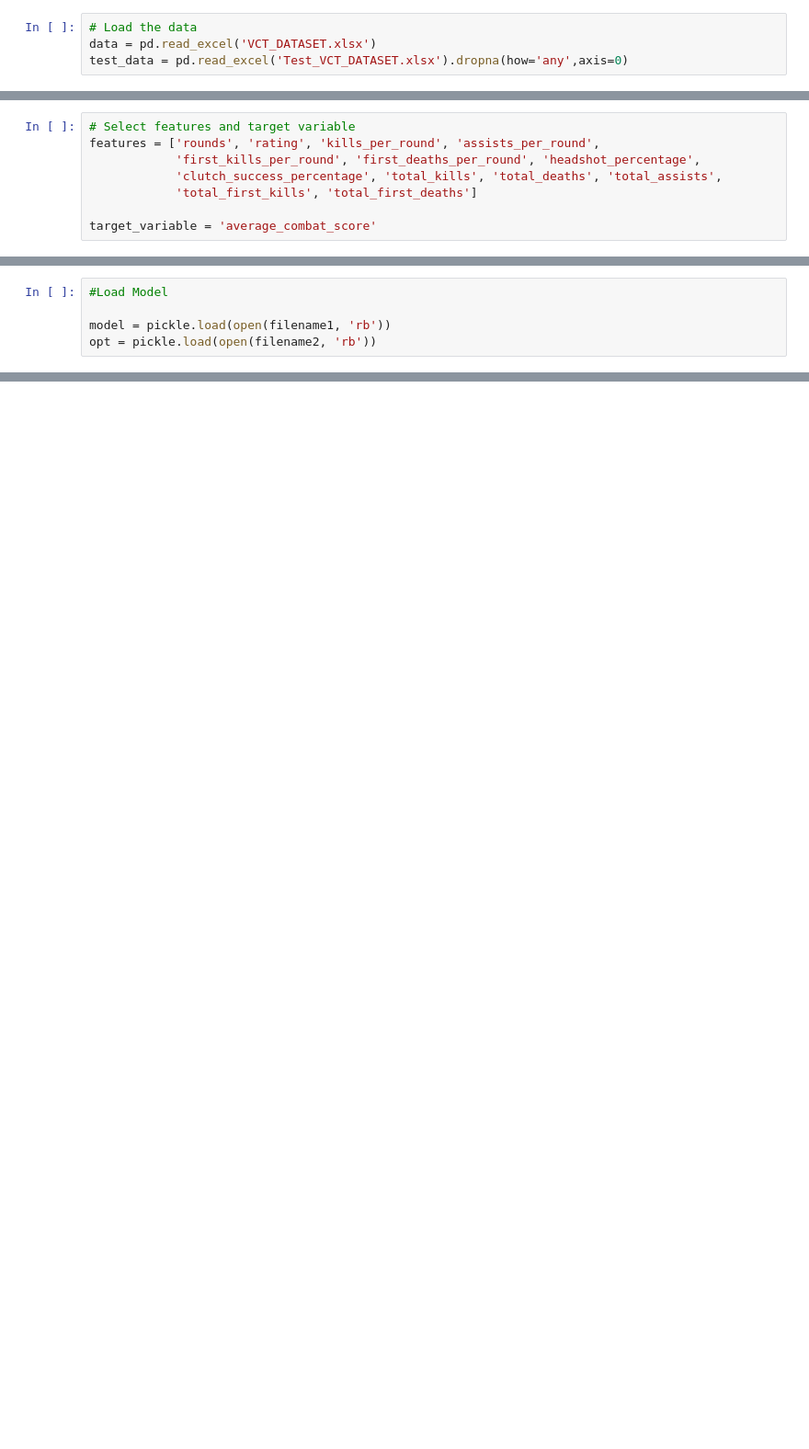
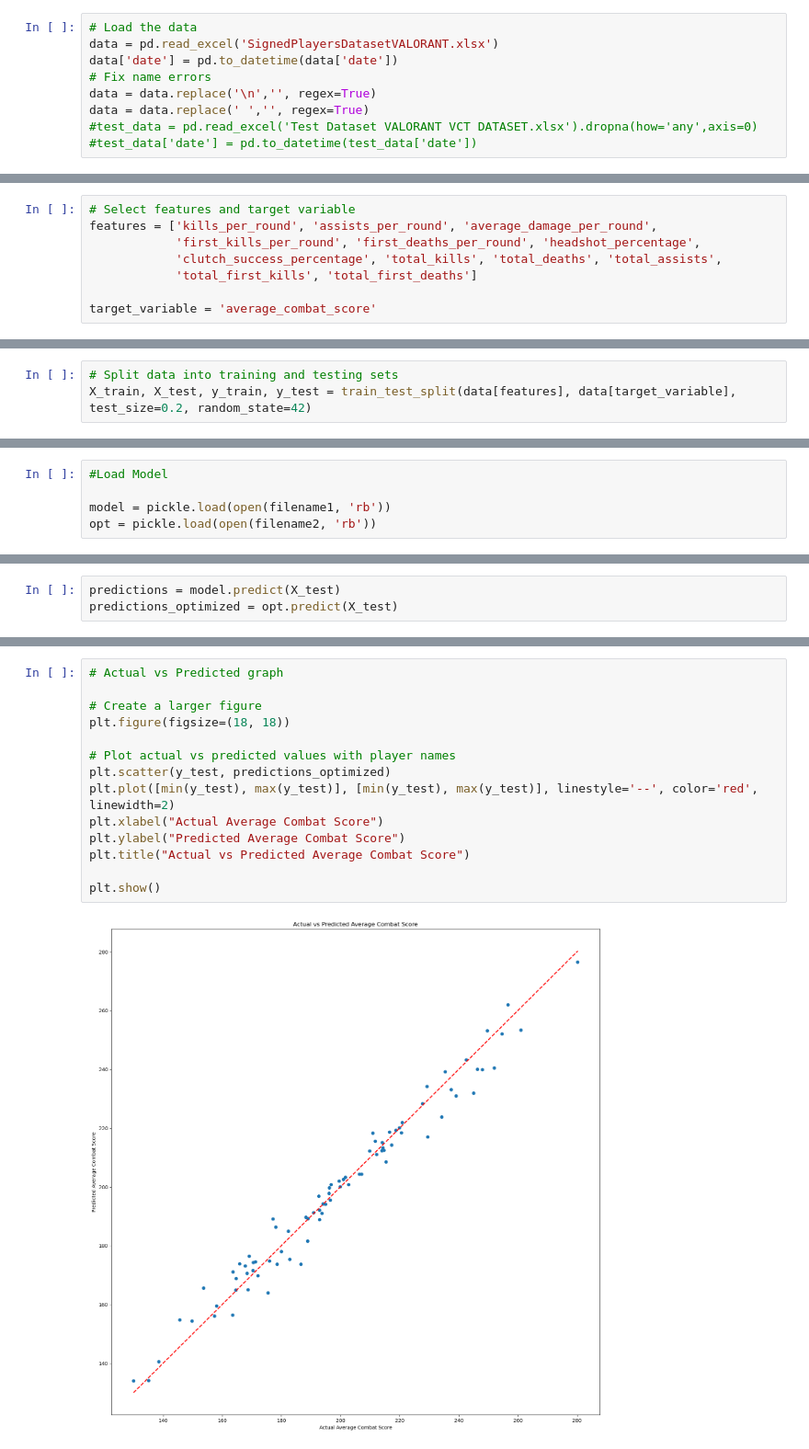
Before and after one commit to agbandong/valorant-boosted-tree, a Jupyter notebook: Model 1.ipynb, the cells around one changed output, grey strips where cells are left out. Shown: that part at 92% size. Saved outputs shown, nothing was run; the diff lists cells and outputs as text; blank space fills up the shorter version.

Commit message:
Added: Graphs to analyze model

```diff
--- a/Model 1.ipynb
+++ b/Model 1.ipynb
@@ -5,4 +10,9 @@ from sklearn.metrics import mean_squared_error
 # %%
 # Load the data
-data = pd.read_excel('VCT_DATASET.xlsx')
-test_data = pd.read_excel('Test_VCT_DATASET.xlsx').dropna(how='any',axis=0)
+data = pd.read_excel('SignedPlayersDatasetVALORANT.xlsx')
+data['date'] = pd.to_datetime(data['date'])
+# Fix name errors
+data = data.replace('\n','', regex=True)
+data = data.replace(' ','', regex=True)
+#test_data = pd.read_excel('Test Dataset VALORANT VCT DATASET.xlsx').dropna(how='any',axis=0)
+#test_data['date'] = pd.to_datetime(test_data['date'])
@@ -9,6 +35,6 @@ test_data = pd.read_excel('Test_VCT_DATASET.xlsx').dropna(how='any',axis=0)
 # %%
 # Select features and target variable
-features = ['rounds', 'rating', 'kills_per_round', 'assists_per_round',
+features = ['kills_per_round', 'assists_per_round', 'average_damage_per_round',
             'first_kills_per_round', 'first_deaths_per_round', 'headshot_percentage',
             'clutch_success_percentage', 'total_kills', 'total_deaths', 'total_assists',
             'total_first_kills', 'total_first_deaths']
@@ -23,2 +53,5 @@ y_test = test_data[target_variable]
+# %%
+# Split data into training and testing sets
+X_train, X_test, y_train, y_test = train_test_split(data[features], data[target_variable], test_size=0.2, random_state=42)
 # %%
 # Initialize the XGBoost Regressor
@@ -237,0 +227,3 @@ array([249.55511 , 220.18166 , 212.13702 , 178.78893 , 225.51491 ,
+# %%
+predictions = model.predict(X_test)
+predictions_optimized = opt.predict(X_test)
@@ -237,0 +235,16 @@ array([249.55511 , 220.18166 , 212.13702 , 178.78893 , 225.51491 ,
+# %%
+# Actual vs Predicted graph
+
+# Create a larger figure
+plt.figure(figsize=(18, 18))
+
+# Plot actual vs predicted values with player names
+plt.scatter(y_test, predictions_optimized)
+plt.plot([min(y_test), max(y_test)], [min(y_test), max(y_test)], linestyle='--', color='red', linewidth=2)
+plt.xlabel("Actual Average Combat Score")
+plt.ylabel("Predicted Average Combat Score")
+plt.title("Actual vs Predicted Average Combat Score")
+
+plt.show()
+# %% [output]
+[figure, added]
```
Also changed, not shown: parts of 26 cells of this notebook.
